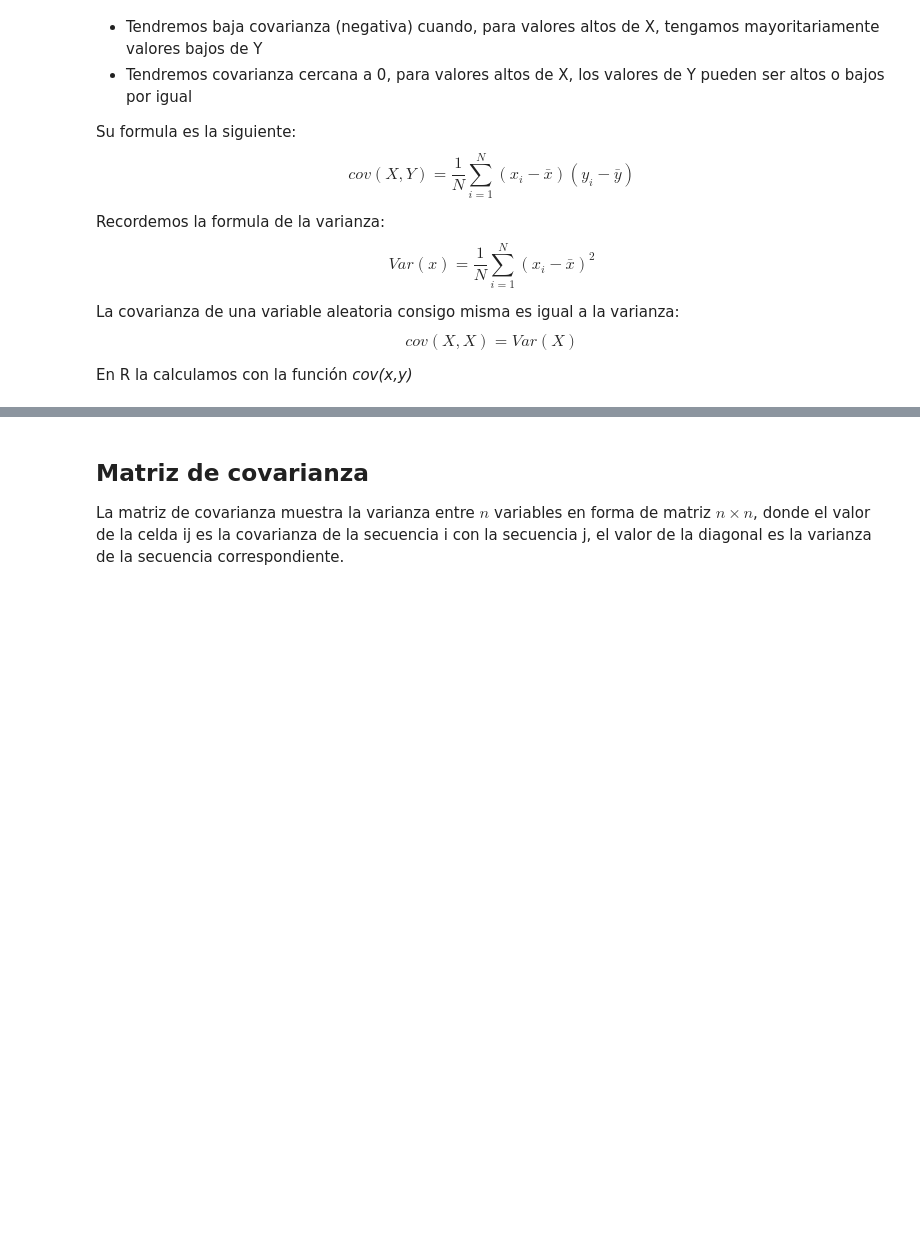
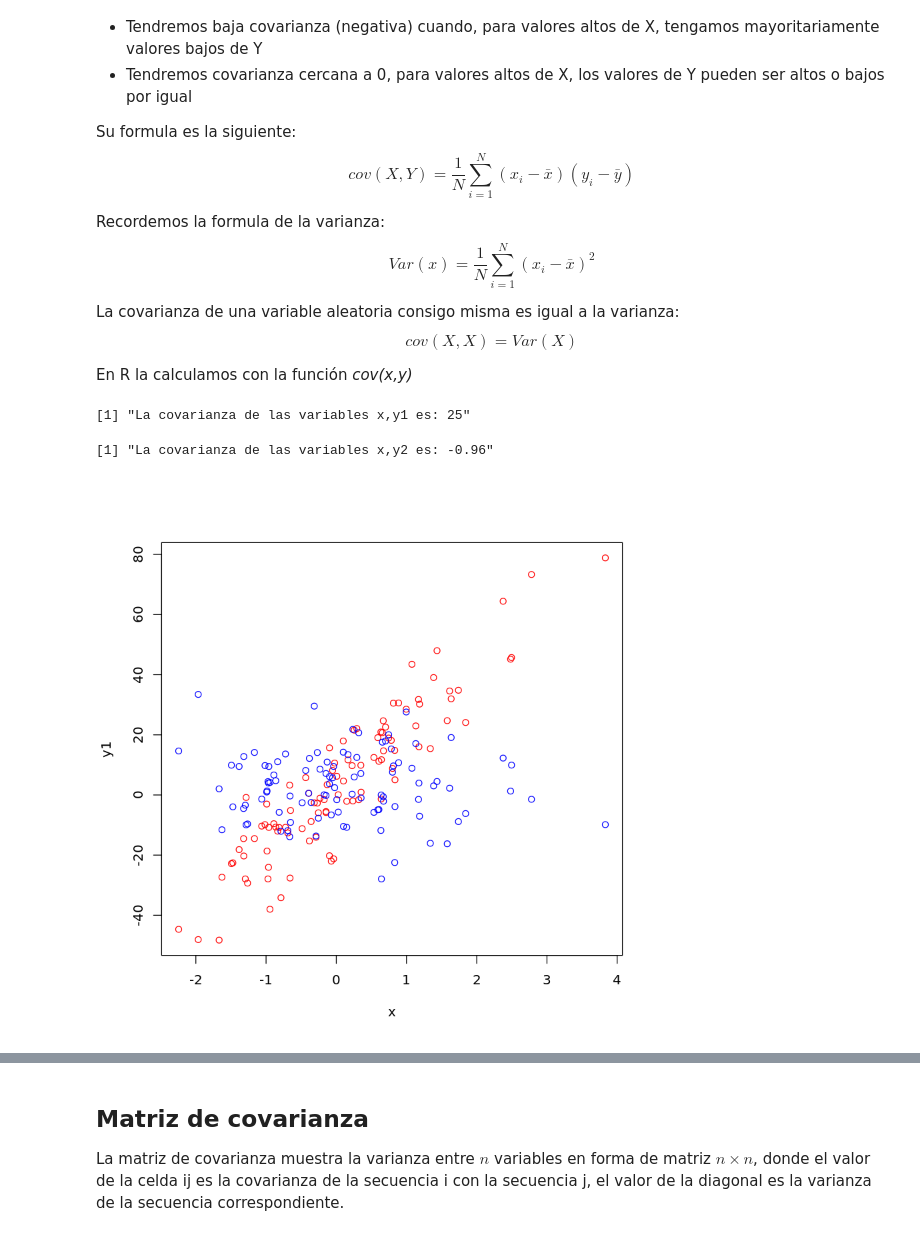
Before and after one commit to planga82/KeepCodingEstadisticaR, a Jupyter notebook: 5 - Relaciones entre variables.ipynb, the cells around one changed output, grey strips where cells are left out. Saved outputs shown, nothing was run; the diff lists cells and outputs as text; code cells hidden in the pictures; blank space fills up the shorter version.

```diff
--- a/5 - Relaciones entre variables.ipynb
+++ b/5 - Relaciones entre variables.ipynb
@@ -43,3 +43,18 @@ cov(X,X) = Var(X)
 \\]
 
 En R la calculamos con la función *cov(x,y)*
+# %%
+n<-100
+x<-rnorm(n,sd=1)
+y1<-20*x+1+rnorm(n,mean=1,sd=10)
+y2<-rnorm(n,mean=2,sd=10)
+cv1<-cov(x,y1)
+cv2<-cov(x,y2)
+paste("La covarianza de las variables x,y1 es:",round(cv1,2))
+paste("La covarianza de las variables x,y2 es:",round(cv2,2))
+plot(x,y1,col="red")
+points(x,y2,col="blue")
+# %% [output]
+[1] "La covarianza de las variables x,y1 es: 25"
+[1] "La covarianza de las variables x,y2 es: -0.96"
+[figure, added]
```
Also changed, not shown: parts of 29 cells of this notebook, 6 other files.
